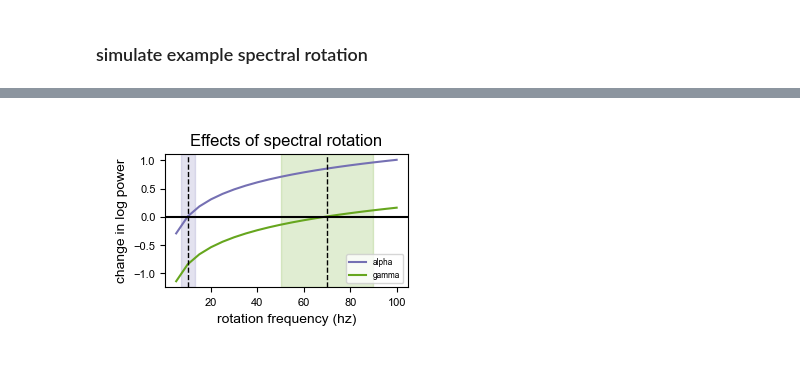
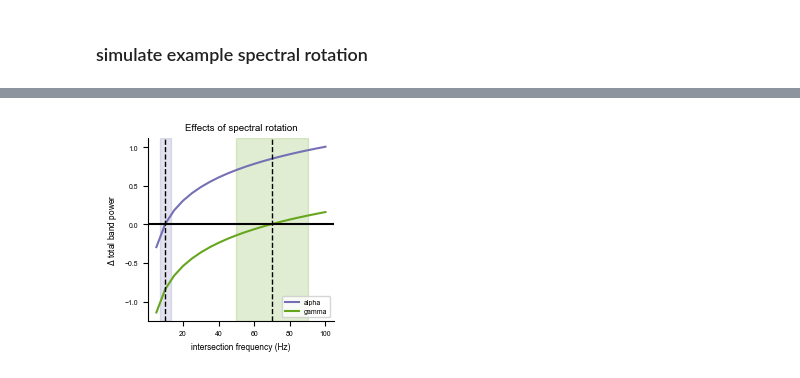
Before and after one commit to voytekresearch/oscillation_vs_exponent, a Jupyter notebook: notebooks/sim_spectral_rotation.ipynb, the cells around one changed output, grey strips where cells are left out. Saved outputs shown, nothing was run; the diff lists cells and outputs as text; code cells hidden in the pictures.

```diff
--- a/notebooks/sim_spectral_rotation.ipynb
+++ b/notebooks/sim_spectral_rotation.ipynb
@@ -128,30 +129,34 @@ results = pd.concat(dfs, axis=0, ignore_index=True)
 # %%
 # plot results
 
 # plot change in power v rotation frequency
-fig, ax = plt.subplots(figsize=[3,2])
+fig, ax = plt.subplots(figsize=[WIDTH['2col']/3, WIDTH['2col']/3])
 for band, _ in BANDS.items():
     df = results.loc[results['band']==band]
     df.plot(x='f_rotation', y='diff', ax=ax, color=BCOLORS[band])
 
 # label plot
 ax.set_title('Effects of spectral rotation')
-ax.set(xlabel='rotation frequency (hz)', ylabel='change in log power')
+ax.set(xlabel='intersection frequency (Hz)', ylabel='$\Delta$ total band power')
 ax.axhline(0, color='k')
 handles, labels = ax.get_legend_handles_labels()
 labels = [band for band, _ in BANDS.items()]
 ax.legend(handles, labels)
 
 # annotate each bands
 for band, f_range in BANDS.items():
     # shade band
     ax.axvspan(f_range[0], f_range[1], color=BCOLORS[band], alpha=0.2)
 
     # mark center
     ax.axvline(np.mean(f_range), linestyle='--', color='k', linewidth=1)
 
+# beautify
+beautify_ax(ax)
+
 # save/show
-plt.savefig(f"{dir_output}/sim_spectral_rotation.png")
+plt.savefig(f"{dir_output}/sim_spectral_rotation")
+plt.savefig(f"{dir_output}/sim_spectral_rotation.png", dpi=300)
 plt.show()
 # %% [output]
-[figure, old version]
+[figure, new version]
```
Also changed, not shown: parts of 3 cells of this notebook.
